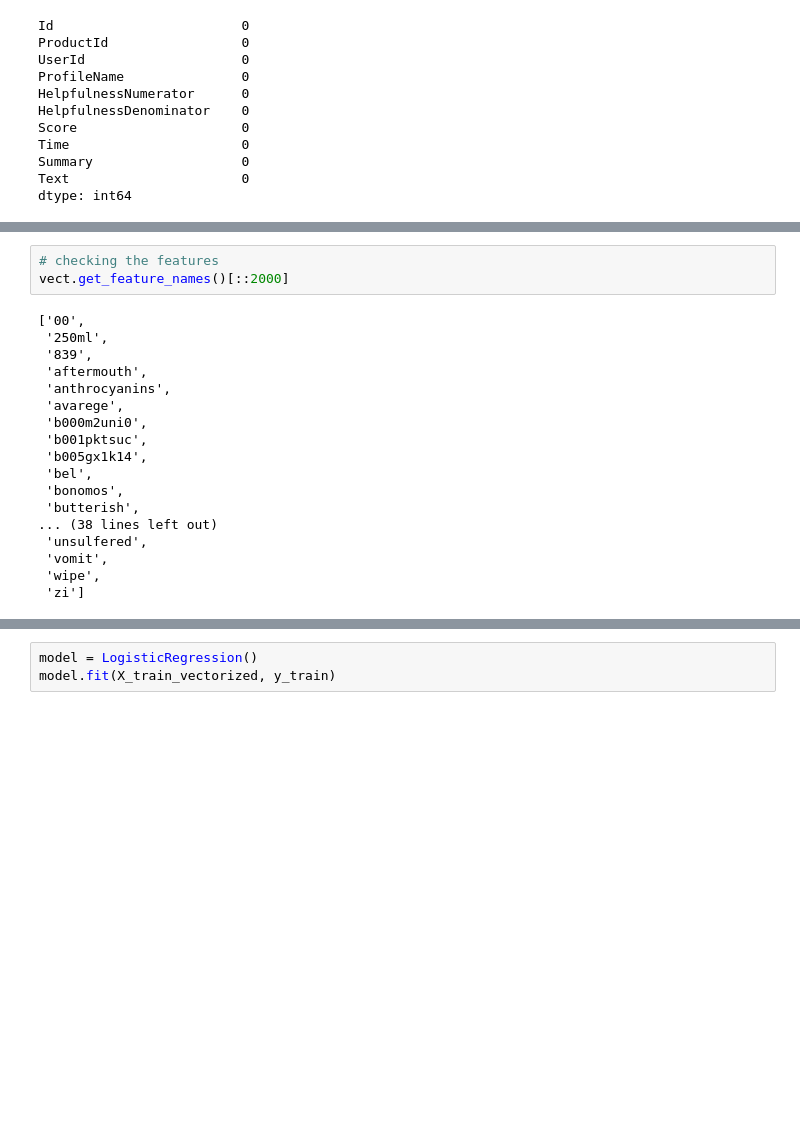
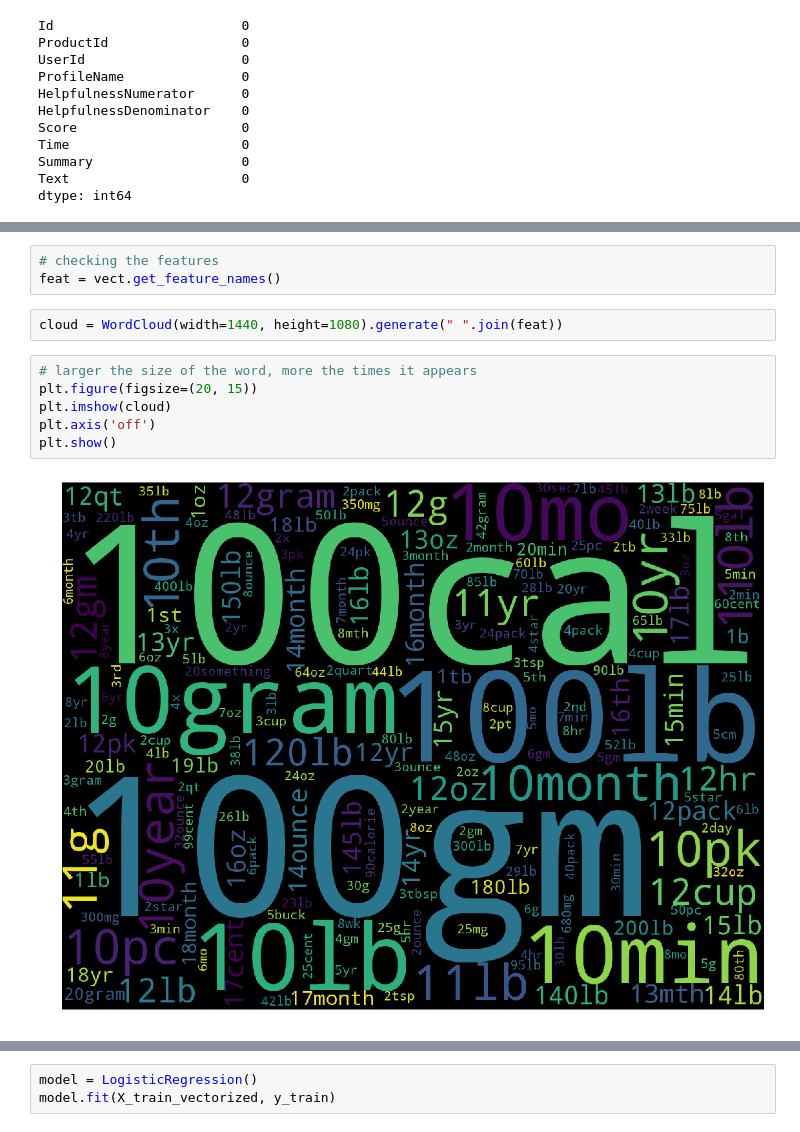
Before and after one commit to dipam7/Data_science, a Jupyter notebook: food_review.ipynb, the cells around one changed output, grey strips where cells are left out. Cells and saved outputs as stored; diff of their text form; blank space fills up the shorter version.

```diff
--- a/food_review.ipynb
+++ b/food_review.ipynb
@@ -168,24 +187,16 @@ CountVectorizer(analyzer='word', binary=False, decode_error='strict',
 # %%
 # checking the features
-vect.get_feature_names()[::2000]
+feat = vect.get_feature_names()
-# %% [output]
-['00',
- '250ml',
- '839',
- 'aftermouth',
- 'anthrocyanins',
- 'avarege',
- 'b000m2uni0',
- 'b001pktsuc',
- 'b005gx1k14',
- 'bel',
- 'bonomos',
- 'butterish',
-... (38 lines left out)
- 'unsulfered',
- 'vomit',
- 'wipe',
- 'zi']
+# %%
+cloud = WordCloud(width=1440, height=1080).generate(" ".join(feat))
+# %%
+# larger the size of the word, more the times it appears
+plt.figure(figsize=(20, 15))
+plt.imshow(cloud)
+plt.axis('off')
+plt.show()
+# %% [output]
+[figure, added]
 # %%
 # checking the length of features
 len(vect.get_feature_names())
```
Also changed, not shown: parts of 64 cells of this notebook.
